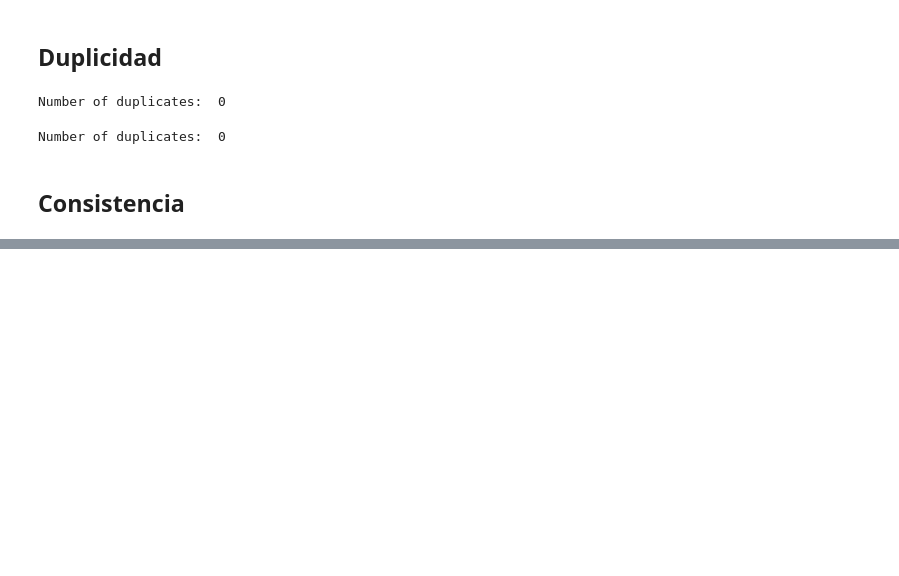
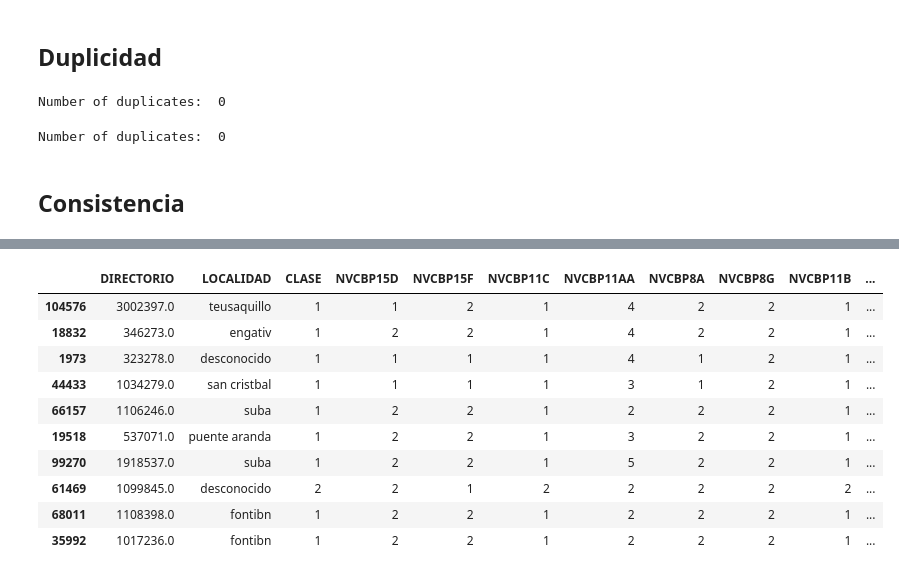
Before and after one commit to storres21/Proyecto-2-BI, a Jupyter notebook: limpiezaDatos.ipynb, the cells around one changed output, grey strips where cells are left out. Drawn from its saved outputs; the diff is of its cells as text; code cells hidden in the pictures; blank space fills up the shorter version.

```diff
--- a/limpiezaDatos.ipynb
+++ b/limpiezaDatos.ipynb
@@ -558,3 +564,6 @@ print(filas_vacias_info.sort_values(by='Porcentaje Filas Vacías', ascending=Fal
+# %%
+#convertir de float a entero
+df2021['NVCBP11AA'] = df2021['NVCBP11AA'].astype(int)
 # %% [markdown]
 ## Duplicidad
 # %%
@@ -600,3 +623,17 @@ df2021.describe()
+# %%
+df2021.sample(10)
+# %% [output]
+|  | DIRECTORIO | LOCALIDAD | CLASE | NVCBP15D | NVCBP15F | NVCBP11C | NVCBP11AA | NVCBP8A | NVCBP8G | NVCBP11B | ... |
+| 104576 | 3002397.0 | teusaquillo | 1 | 1 | 2 | 1 | 4 | 2 | 2 | 1 | ... |
+| 18832 | 346273.0 | engativ | 1 | 2 | 2 | 1 | 4 | 2 | 2 | 1 | ... |
+| 1973 | 323278.0 | desconocido | 1 | 1 | 1 | 1 | 4 | 1 | 2 | 1 | ... |
+| 44433 | 1034279.0 | san cristbal | 1 | 1 | 1 | 1 | 3 | 1 | 2 | 1 | ... |
+| 66157 | 1106246.0 | suba | 1 | 2 | 2 | 1 | 2 | 2 | 2 | 1 | ... |
+| 19518 | 537071.0 | puente aranda | 1 | 2 | 2 | 1 | 3 | 2 | 2 | 1 | ... |
+| 99270 | 1918537.0 | suba | 1 | 2 | 2 | 1 | 5 | 2 | 2 | 1 | ... |
+| 61469 | 1099845.0 | desconocido | 2 | 2 | 1 | 2 | 2 | 2 | 2 | 2 | ... |
+| 68011 | 1108398.0 | fontibn | 1 | 2 | 2 | 1 | 2 | 2 | 2 | 1 | ... |
+| 35992 | 1017236.0 | fontibn | 1 | 2 | 2 | 1 | 2 | 2 | 2 | 1 | ... |
 # %%
 ruta_carpeta = 'data/'
 nombre_archivo = 'data2017.csv'
```
Also changed, not shown: parts of 18 cells of this notebook, 2 other files.
